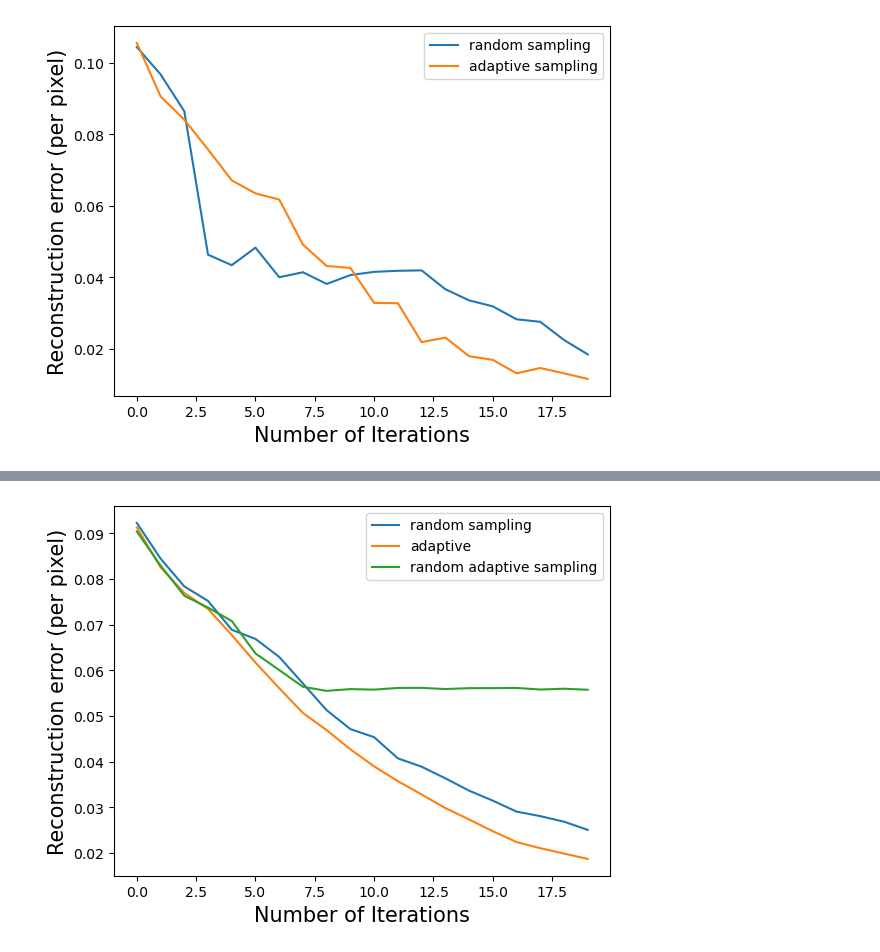
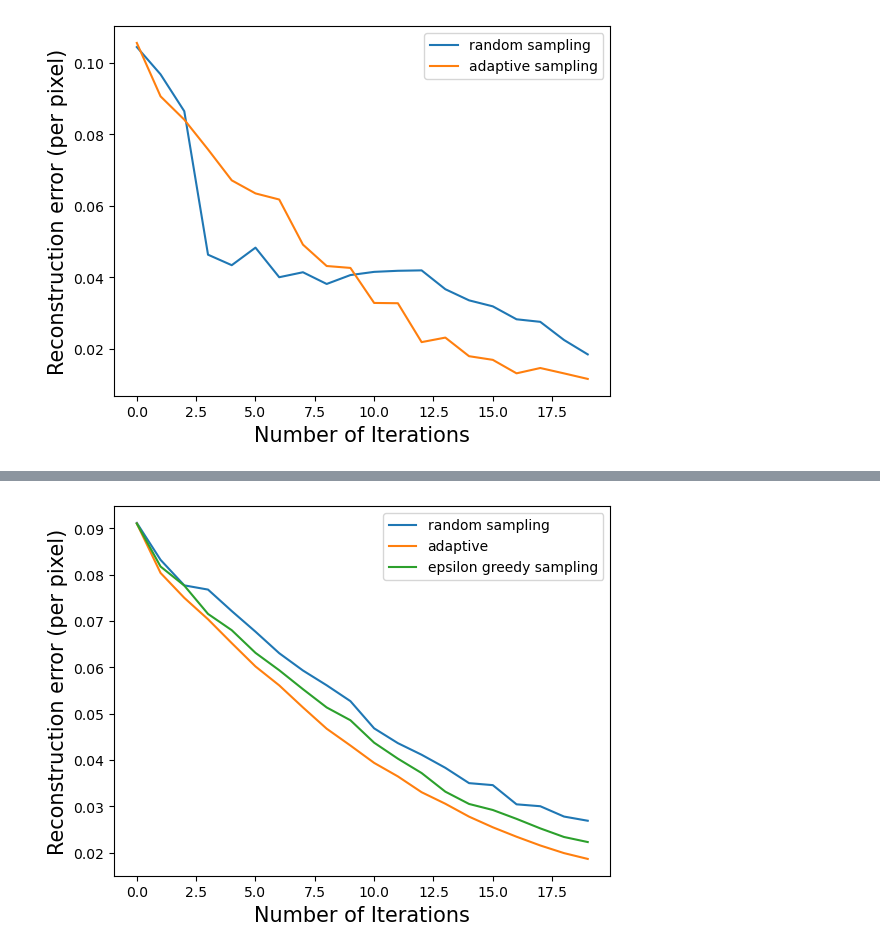
Before and after one commit to Neoanarika/inverse-probelms-urops, a Jupyter notebook: notebooks/adaptive sampling.ipynb, the cells around one changed output, grey strips where cells are left out. Drawn from its saved outputs; the diff is of its cells as text; code cells hidden in the pictures.

Commit message:
added epislon greedy

```diff
--- a/notebooks/adaptive sampling.ipynb
+++ b/notebooks/adaptive sampling.ipynb
@@ -244,21 +218,52 @@ def random_and_adaptive_iteration(x):
+# %%
+import random
+
+def epsilon_greedy_adaptive_iteration(x, epsilon=0.5):
+    adapt = make_adaptive_experiment(config)
+    x_tilde = adapt.ebm.operator(x)
+    error = []
+    num_iter = 20
+    n_samples = 10
+    for _ in range(num_iter):
+        if random.random()>epsilon:
+            imgs = torch.zeros(n_samples, 32, 32)
+            x_tilde = adapt.ebm.operator(x)
+            _error = []
+            for num in range(0, n_samples):
+                x_hat = rearrange(adapt.ebm(x_tilde), "b c h w -> (b c) h w")
+                imgs[num, : , :] = x_hat
+                _error.append(reconstruction_error(x, x_hat).detach().cpu())
+            error.append(sum(_error)/len(_error))
+            A = adapt.adaptive_sample(imgs)
+            adapt.update_operator(A)
+            x_tilde = adapt.ebm.operator(x)
+        else:
+            x_tilde = adapt.ebm.operator(x)
+            x_hat = rearrange(adapt.ebm(x_tilde), "b c h w -> (b c) h w")
+            error.append(reconstruction_error(x, x_hat).detach().cpu())
+            A = adapt.non_adaptive_sample(torch.zeros(1, 32, 32))
+            adapt.update_operator(A)
+            x_tilde = adapt.ebm.operator(x)
+
+    return np.array(error, dtype=np.float32)
 # %%
 gen = iter(dm)
 x, y = next(gen)
 x = x.to("cuda")
 # %%
-avg_error_random_adaptive = np.zeros(20, dtype=np.float32)
+avg_error_e_greedy_adaptive = np.zeros(20, dtype=np.float32)
 for t in trange(1, 100):
     x, y = next(gen)
     x = x.to("cuda")
-    error = random_and_adaptive_iteration(x)
-    avg_error_random_adaptive = ((t-1)/t)*avg_error_random_adaptive + (1/t)*error
+    error = epsilon_greedy_adaptive_iteration(x)
+    avg_error_e_greedy_adaptive = ((t-1)/t)*avg_error_e_greedy_adaptive + (1/t)*error
 # %%
 plt.xlabel('Number of Iterations', fontsize=15)
 plt.ylabel('Reconstruction error (per pixel)', fontsize=15)
 plt.plot(avg_error_non_adaptive)
-plt.plot(avg_error)
-plt.plot(avg_error_random_adaptive)
-plt.legend(['random sampling', 'adaptive', 'random adaptive sampling'])
+plt.plot(avg_adaptive_error)
+plt.plot(avg_error_e_greedy_adaptive)
+plt.legend(['random sampling', 'adaptive', 'epsilon greedy sampling'])
 plt.show()
 # %% [output]
-[figure, old version]
+[figure, new version]
```
Also changed, not shown: parts of 3 cells of this notebook.
